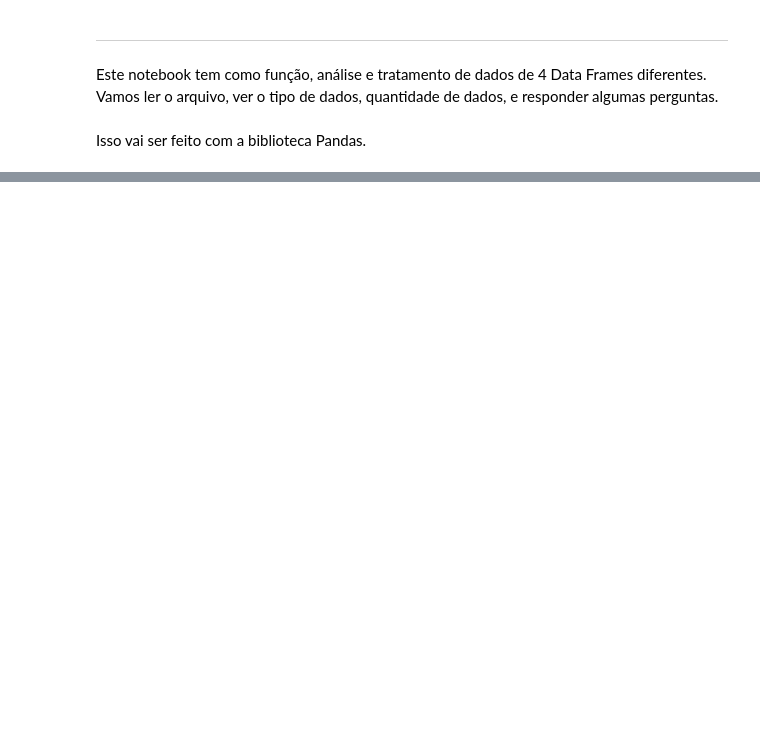
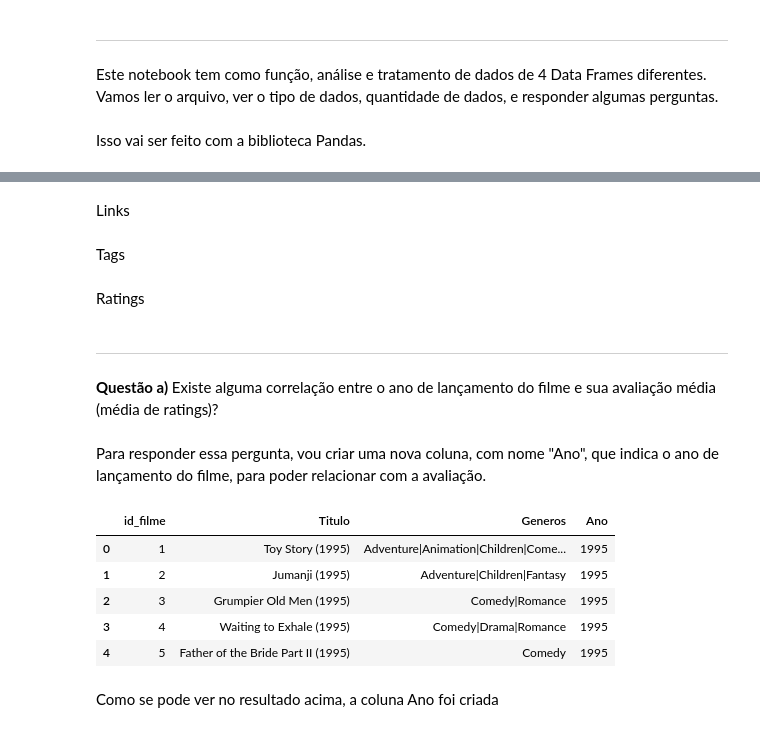
Before and after one commit to RobsonGFerrarezi/TrabalhoAmbientesInteligentes_N2_GRUPO2, a Jupyter notebook: TrabalhoN2_AmbientesInteligentes_Grupo2.ipynb, the cells around one changed output, grey strips where cells are left out. Saved outputs shown, nothing was run; the diff lists cells and outputs as text; code cells hidden in the pictures; blank space fills up the shorter version.

```diff
--- a/TrabalhoN2_AmbientesInteligentes_Grupo2.ipynb
+++ b/TrabalhoN2_AmbientesInteligentes_Grupo2.ipynb
@@ -31,0 +49,6 @@ Mounted at /content/drive
+# %%
+#Aqui estamos criando os DataFrames para salvar as informações.
+movies = pd.read_csv('movies.csv')
+links = pd.read_csv('links.csv')
+ratings = pd.read_csv('ratings.csv')
+tags = pd.read_csv('tags.csv')
@@ -31,0 +82,2 @@ Mounted at /content/drive
+# %%
+movies.rename(columns={'movieId':'id_filme', 'title':'Titulo', 'genres':'Generos'}, inplace=True)
@@ -31,0 +107,2 @@ Mounted at /content/drive
+# %% [markdown]
+Links
@@ -31,0 +111,2 @@ Mounted at /content/drive
+# %% [markdown]
+Tags
@@ -31,0 +115,2 @@ Mounted at /content/drive
+# %% [markdown]
+Ratings
@@ -31,0 +119,25 @@ Mounted at /content/drive
+# %% [markdown]
+
+
+---
+
+
+
+**Questão a)** Existe alguma correlação entre o ano de lançamento do filme e sua avaliação média (média de ratings)?
+# %% [markdown]
+Para responder essa pergunta, vou criar uma nova coluna, com nome "Ano", que indica o ano de lançamento do filme, para poder relacionar com a avaliação.
+# %%
+#usando esse código, estaremos criando a nova coluna, e colocando o
+#dado da coluna Titulo, que está entre parenteses
+movies['Ano'] = movies['Titulo'].str.extract(r"\((\d{4})\)")
+# %%
+movies.head()
+# %% [output]
+|  | id_filme | Titulo | Generos | Ano |
+| 0 | 1 | Toy Story (1995) | Adventure|Animation|Children|Come... | 1995 |
+| 1 | 2 | Jumanji (1995) | Adventure|Children|Fantasy | 1995 |
+| 2 | 3 | Grumpier Old Men (1995) | Comedy|Romance | 1995 |
+| 3 | 4 | Waiting to Exhale (1995) | Comedy|Drama|Romance | 1995 |
+| 4 | 5 | Father of the Bride Part II (1995) | Comedy | 1995 |
+# %% [markdown]
+Como se pode ver no resultado acima, a coluna Ano foi criada
```
Also changed, not shown: parts of 13 cells of this notebook.
